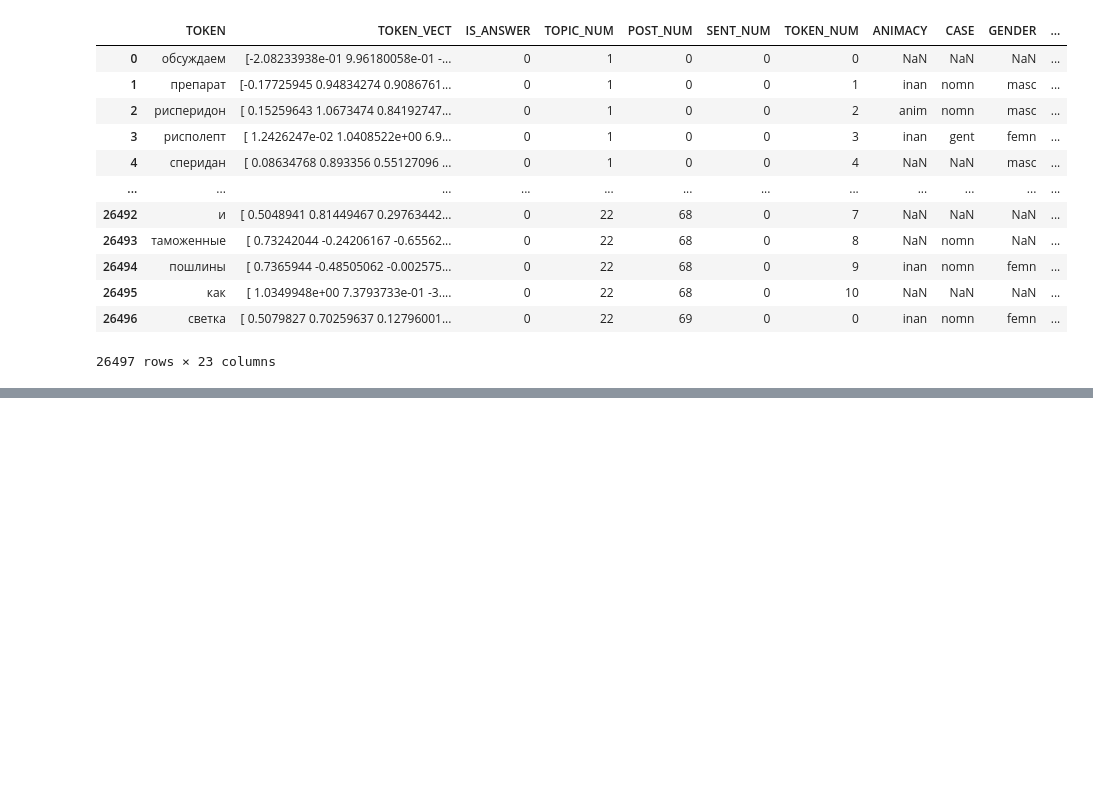
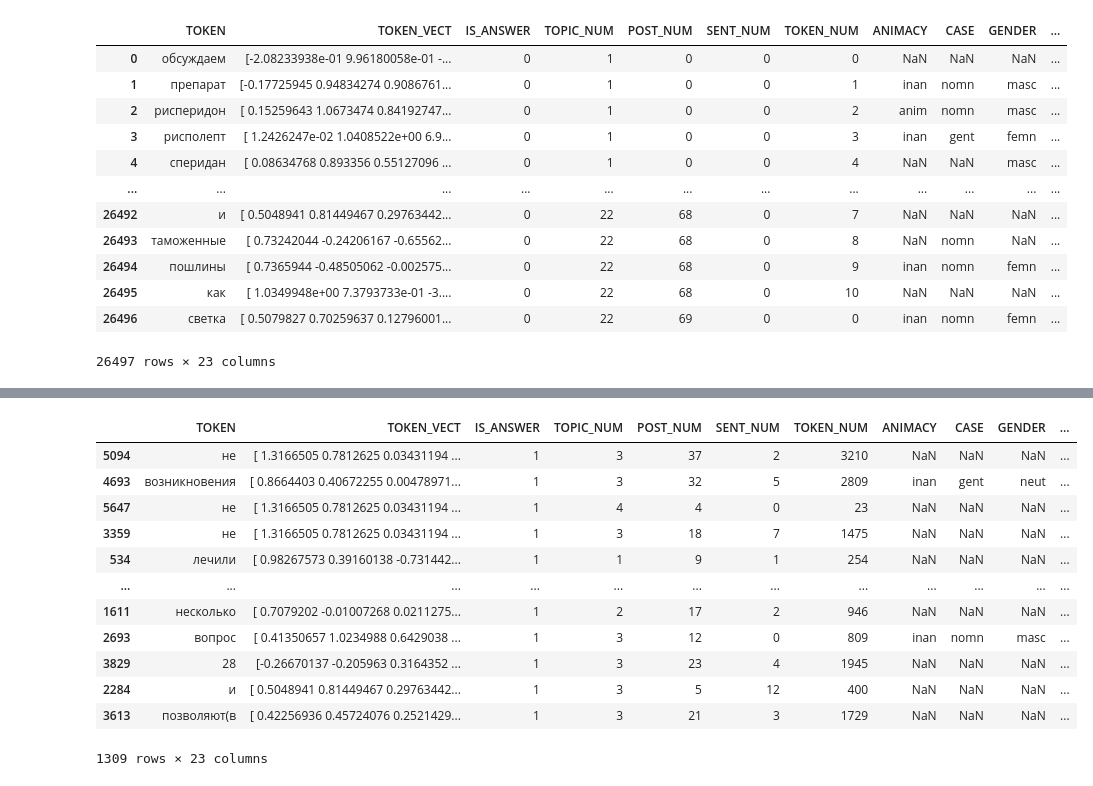
Before and after one commit to DmitryKutsev/cross-document_coreference, a Jupyter notebook: classifiers/new_decision_tree.ipynb, the cells around one changed output, grey strips where cells are left out. Cells and saved outputs as stored; diff of their text form; code cells hidden in the pictures; blank space fills up the shorter version.

```diff
--- a/classifiers/new_decision_tree.ipynb
+++ b/classifiers/new_decision_tree.ipynb
@@ -118,5 +107,0 @@ cor_df.isnull().sum()
-# %%
-cor_df = cor_df.iloc[:-5,:]
-cor_df_test = cor_df.iloc[-5:-1,:]
-cor_df = cor_df.drop(['Unnamed: 17', 'Unnamed: 18'], axis=1)
-cor_df_test  = cor_df_test .drop(['Unnamed: 17', 'Unnamed: 18'], axis=1)
@@ -128,0 +108,4 @@ cor_df_test
+# %%
+cor_df['NER'] = anns_df['NER']
+cor_df['COREFERENCE_CLUSTER'] = anns_df['COREFERENCE_CLUSTER']
+cor_df
@@ -130,0 +137,2 @@ cor_df
+# %%
+df = cor_df.iloc[:6541,:]
@@ -131 +171,19 @@ cor_df
+# %%
+train, test = train_test_split(df, test_size=0.2)
+# %%
+train
+# %% [output]
+|  | TOKEN | TOKEN_VECT | IS_ANSWER | TOPIC_NUM | POST_NUM | SENT_NUM | TOKEN_NUM | ANIMACY | CASE | GENDER | ... |
+| 5094 | не | [ 1.3166505 0.7812625 0.03431194 ... | 1 | 3 | 37 | 2 | 3210 | NaN | NaN | NaN | ... |
+| 4693 | возникновения | [ 0.8664403 0.40672255 0.00478971... | 1 | 3 | 32 | 5 | 2809 | inan | gent | neut | ... |
+| 5647 | не | [ 1.3166505 0.7812625 0.03431194 ... | 1 | 4 | 4 | 0 | 23 | NaN | NaN | NaN | ... |
+| 3359 | не | [ 1.3166505 0.7812625 0.03431194 ... | 1 | 3 | 18 | 7 | 1475 | NaN | NaN | NaN | ... |
+| 534 | лечили | [ 0.98267573 0.39160138 -0.731442... | 1 | 1 | 9 | 1 | 254 | NaN | NaN | NaN | ... |
+| ... | ... | ... | ... | ... | ... | ... | ... | ... | ... | ... | ... |
+| 1611 | несколько | [ 0.7079202 -0.01007268 0.0211275... | 1 | 2 | 17 | 2 | 946 | NaN | NaN | NaN | ... |
+| 2693 | вопрос | [ 0.41350657 1.0234988 0.6429038 ... | 1 | 3 | 12 | 0 | 809 | inan | nomn | masc | ... |
+| 3829 | 28 | [-0.26670137 -0.205963 0.3164352 ... | 1 | 3 | 23 | 4 | 1945 | NaN | NaN | NaN | ... |
+| 2284 | и | [ 0.5048941 0.81449467 0.29763442... | 1 | 3 | 5 | 12 | 400 | NaN | NaN | NaN | ... |
+| 3613 | позволяют(в | [ 0.42256936 0.45724076 0.2521429... | 1 | 3 | 21 | 3 | 1729 | NaN | NaN | NaN | ... |
+1309 rows × 23 columns
 # %%
```
Also changed, not shown: parts of 23 cells of this notebook.
